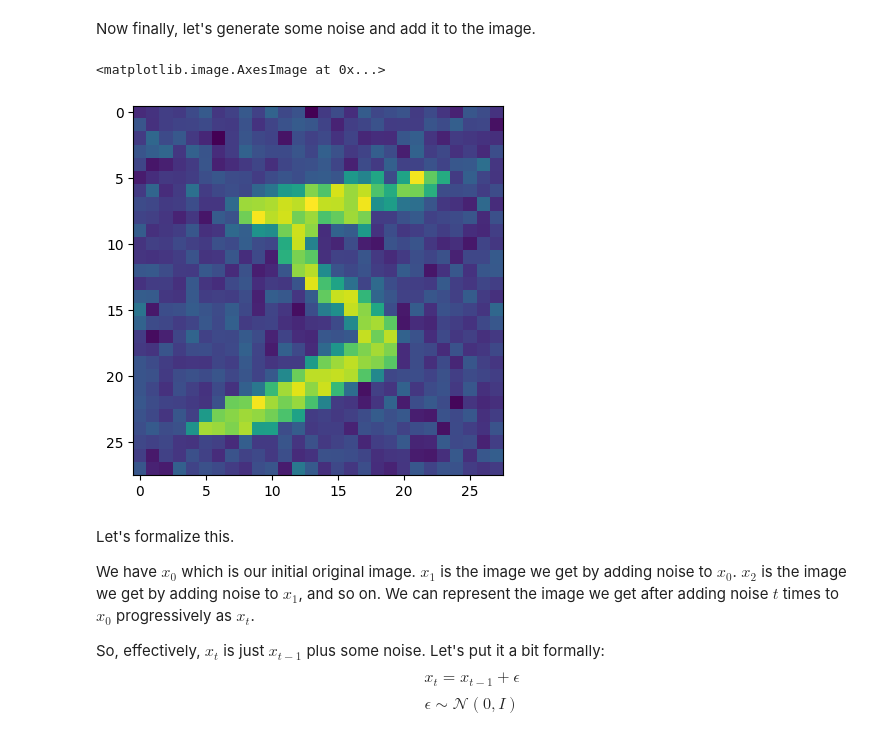
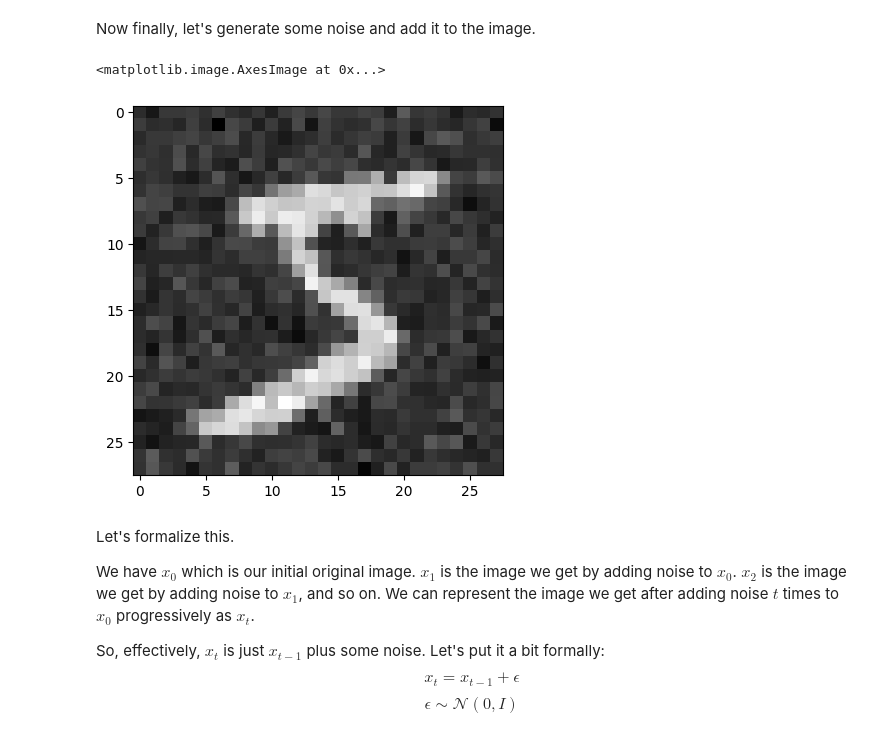
Before and after one commit to phospheneai/intro-to-diffusion-models, a Jupyter notebook: 1- Basics of diffusion.ipynb, the cells around one changed output. Saved outputs shown, nothing was run; the diff lists cells and outputs as text; code cells hidden in the pictures.

```diff
--- a/1- Basics of diffusion.ipynb
+++ b/1- Basics of diffusion.ipynb
@@ -48,10 +48,10 @@ Now finally, let's generate some noise and add it to the image.
 # %%
 noise = torch.randn_like(image) * 0.1
 noisy_image = image + noise
-plt.imshow(noisy_image.squeeze(0))
+plt.imshow(noisy_image.squeeze(0), cmap = 'gray')
 # %% [output]
 <matplotlib.image.AxesImage at 0x...>
-[figure, old version]
+[figure, new version]
 # %% [markdown]
 Let's formalize this.
 
```
Also changed, not shown: parts of 2 cells of this notebook.
